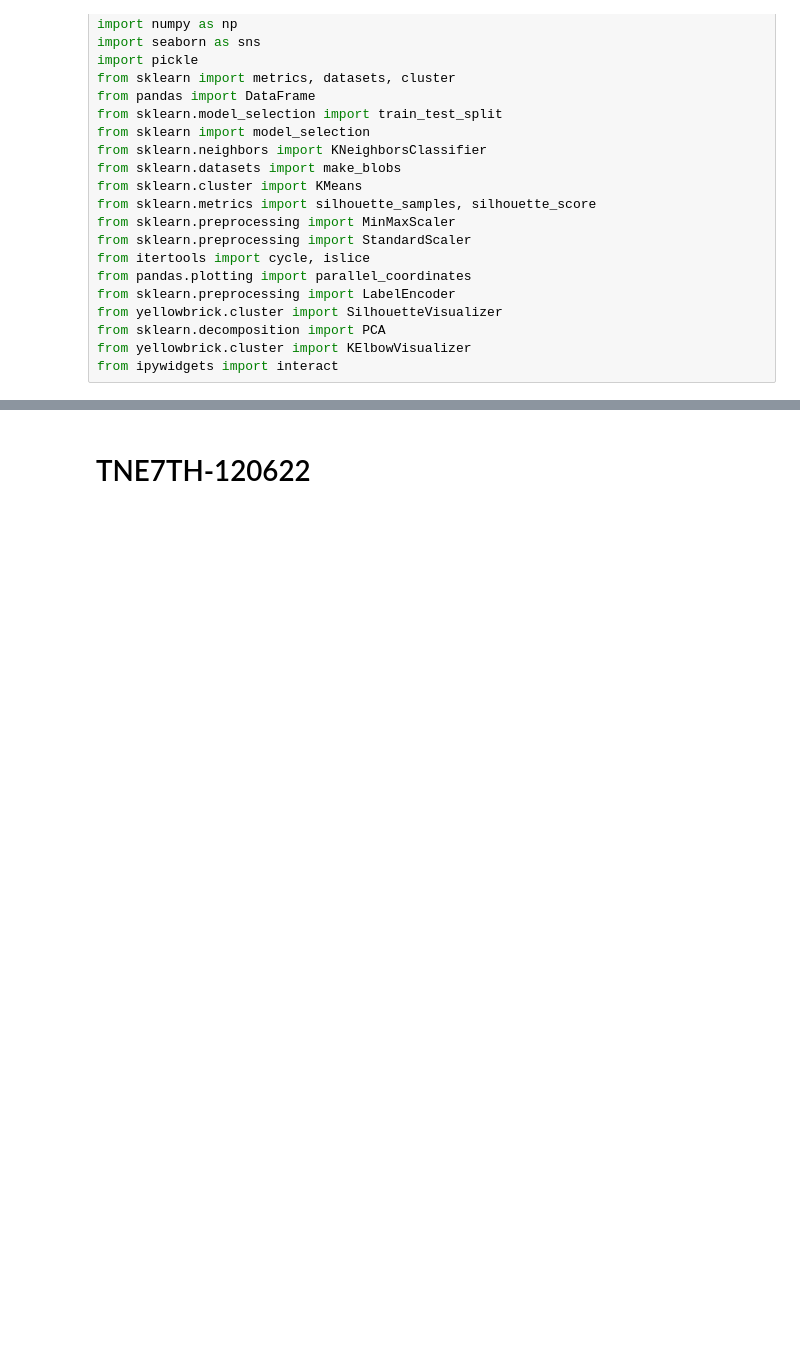
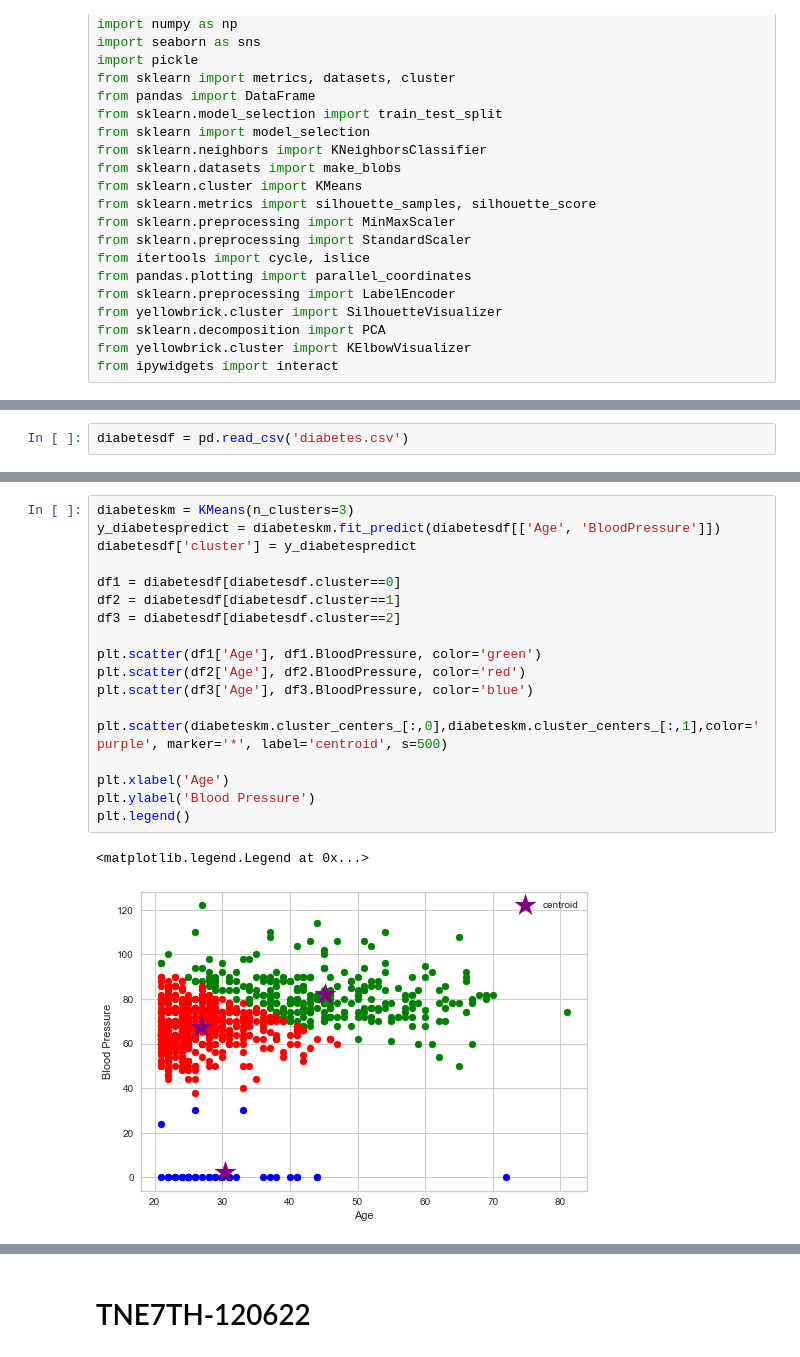
Before and after one commit to nutzbee/Collab-Tests, a Jupyter notebook: Food_Clustering.ipynb, the cells around one changed output, grey strips where cells are left out. Cells and saved outputs as stored; diff of their text form; blank space fills up the shorter version.

```diff
--- a/Food_Clustering.ipynb
+++ b/Food_Clustering.ipynb
@@ -24,0 +27,2 @@ from ipywidgets import interact
+# %%
+diabetesdf = pd.read_csv('diabetes.csv')
@@ -24,0 +38,21 @@ from ipywidgets import interact
+# %%
+diabeteskm = KMeans(n_clusters=3)
+y_diabetespredict = diabeteskm.fit_predict(diabetesdf[['Age', 'BloodPressure']])
+diabetesdf['cluster'] = y_diabetespredict
+
+df1 = diabetesdf[diabetesdf.cluster==0]
+df2 = diabetesdf[diabetesdf.cluster==1]
+df3 = diabetesdf[diabetesdf.cluster==2]
+
+plt.scatter(df1['Age'], df1.BloodPressure, color='green')
+plt.scatter(df2['Age'], df2.BloodPressure, color='red')
+plt.scatter(df3['Age'], df3.BloodPressure, color='blue')
+
+plt.scatter(diabeteskm.cluster_centers_[:,0],diabeteskm.cluster_centers_[:,1],color='purple', marker='*', label='centroid', s=500)
+
+plt.xlabel('Age')
+plt.ylabel('Blood Pressure')
+plt.legend()
+# %% [output]
+<matplotlib.legend.Legend at 0x...>
+[figure, added]
```
Also changed, not shown: parts of 17 cells of this notebook, 5 other files.
